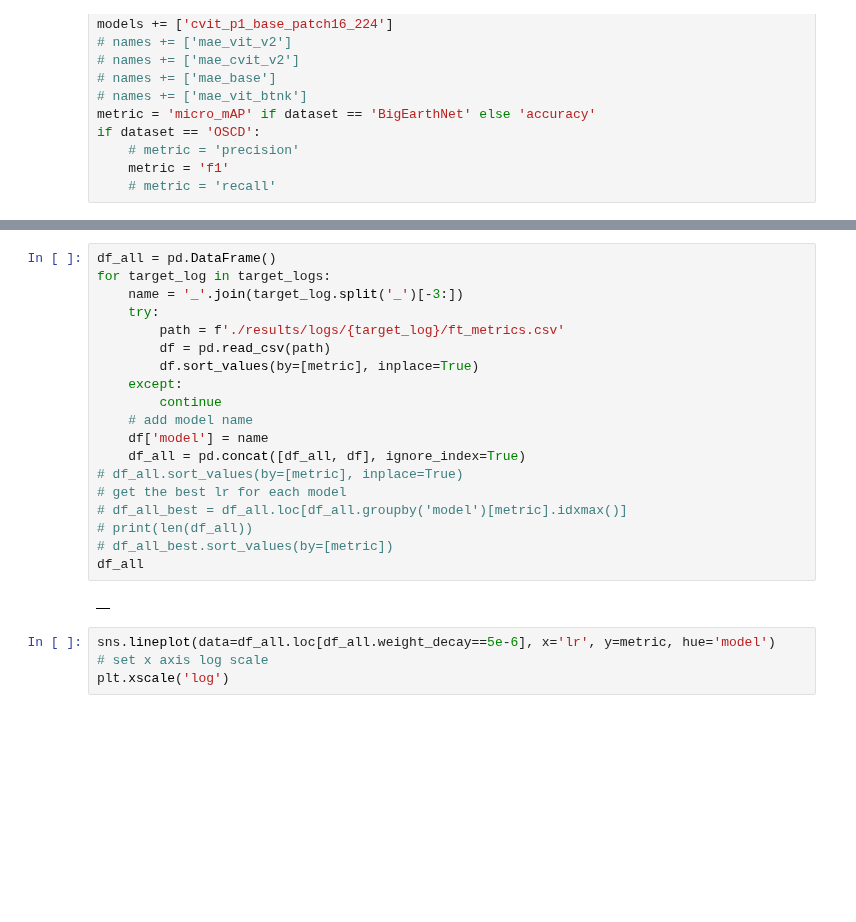
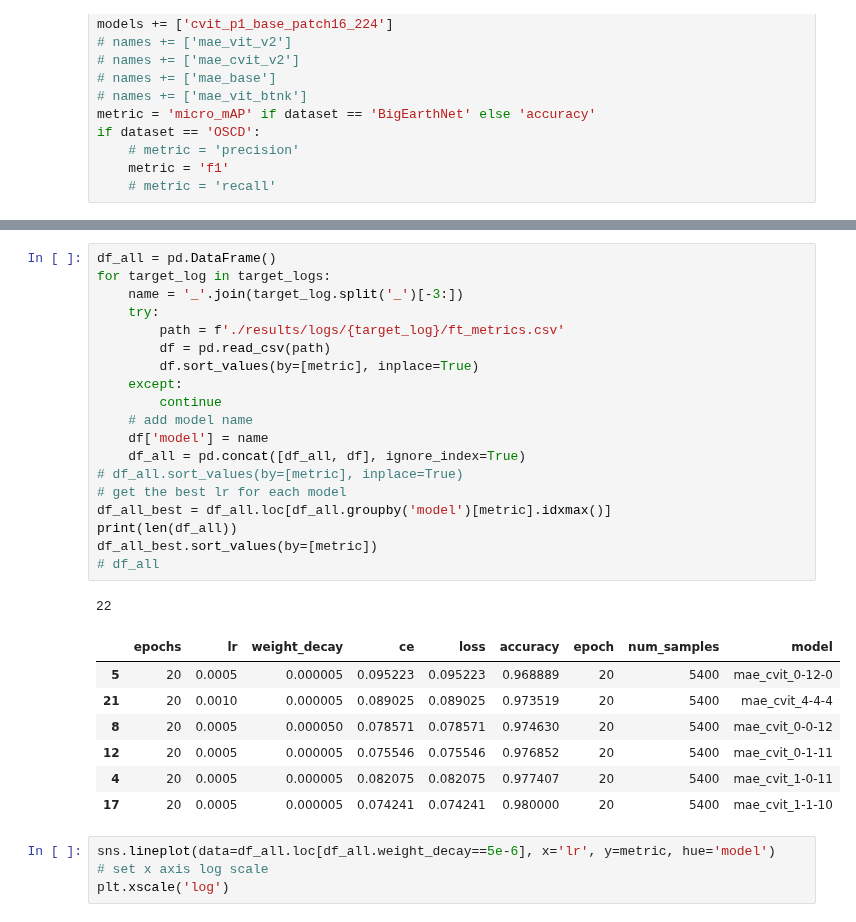
Before and after one commit to uiuctml/GeospatialFM, a Jupyter notebook: collect_results.ipynb, the cells around one changed output, grey strips where cells are left out. Cells and saved outputs as stored; diff of their text form; blank space fills up the shorter version.

```diff
--- a/collect_results.ipynb
+++ b/collect_results.ipynb
@@ -35,24 +43,31 @@ target_logs
 # %%
 df_all = pd.DataFrame()
 for target_log in target_logs:
     name = '_'.join(target_log.split('_')[-3:])
     try:
         path = f'./results/logs/{target_log}/ft_metrics.csv'
         df = pd.read_csv(path)
         df.sort_values(by=[metric], inplace=True)
     except:
         continue
     # add model name
     df['model'] = name
     df_all = pd.concat([df_all, df], ignore_index=True)
 # df_all.sort_values(by=[metric], inplace=True)
 # get the best lr for each model
-# df_all_best = df_all.loc[df_all.groupby('model')[metric].idxmax()]
-# print(len(df_all))
-# df_all_best.sort_values(by=[metric])
-df_all
+df_all_best = df_all.loc[df_all.groupby('model')[metric].idxmax()]
+print(len(df_all))
+df_all_best.sort_values(by=[metric])
+# df_all
 # %% [output]
+22
-|  |
+|  | epochs | lr | weight_decay | ce | loss | accuracy | epoch | num_samples | model |
+| 5 | 20 | 0.0005 | 0.000005 | 0.095223 | 0.095223 | 0.968889 | 20 | 5400 | mae_cvit_0-12-0 |
+| 21 | 20 | 0.0010 | 0.000005 | 0.089025 | 0.089025 | 0.973519 | 20 | 5400 | mae_cvit_4-4-4 |
+| 8 | 20 | 0.0005 | 0.000050 | 0.078571 | 0.078571 | 0.974630 | 20 | 5400 | mae_cvit_0-0-12 |
+| 12 | 20 | 0.0005 | 0.000005 | 0.075546 | 0.075546 | 0.976852 | 20 | 5400 | mae_cvit_0-1-11 |
+| 4 | 20 | 0.0005 | 0.000005 | 0.082075 | 0.082075 | 0.977407 | 20 | 5400 | mae_cvit_1-0-11 |
+| 17 | 20 | 0.0005 | 0.000005 | 0.074241 | 0.074241 | 0.980000 | 20 | 5400 | mae_cvit_1-1-10 |
 # %%
 sns.lineplot(data=df_all.loc[df_all.weight_decay==5e-6], x='lr', y=metric, hue='model')
 # set x axis log scale
```
Also changed, not shown: parts of 2 cells of this notebook, 6 other files.
